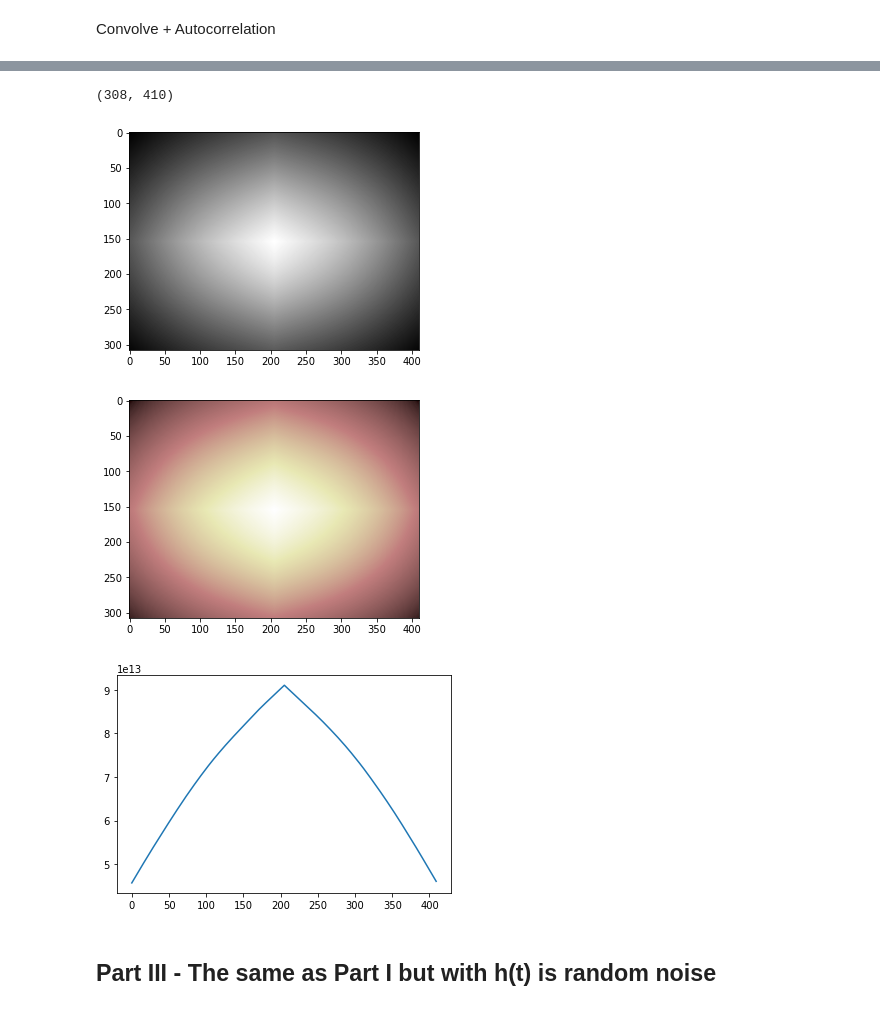
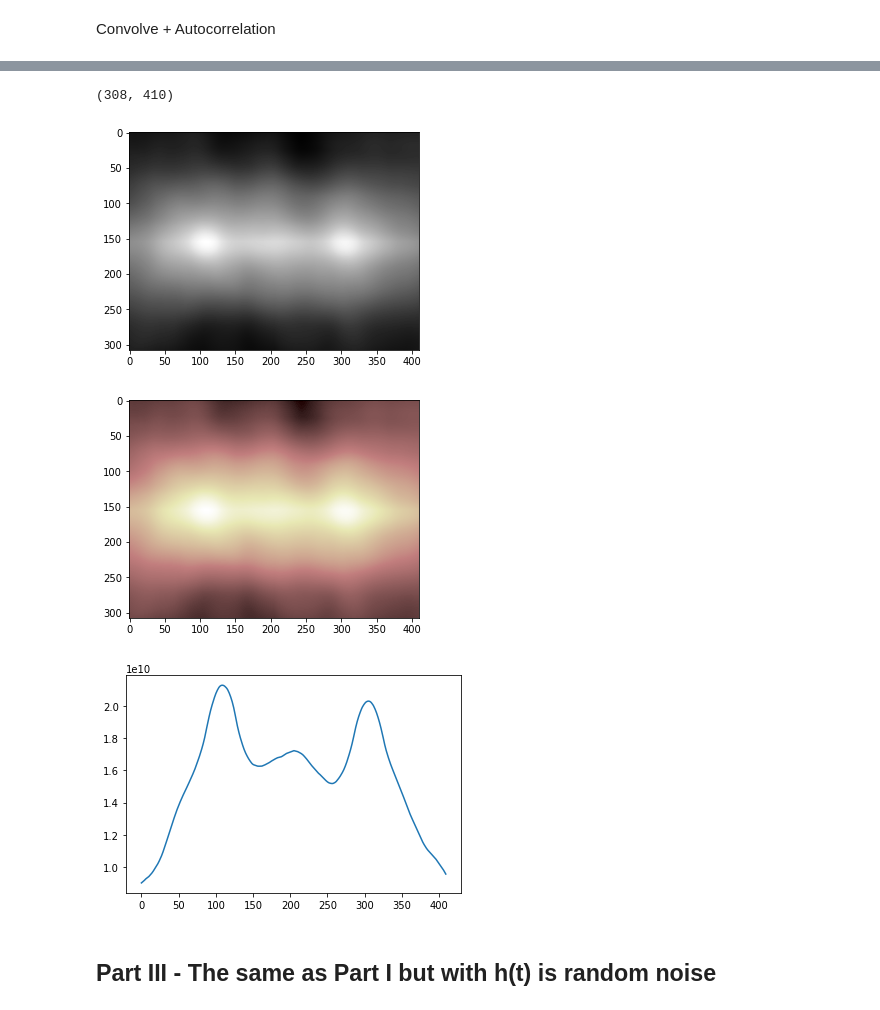
Before and after one commit to olivierleblanc/diffusercam, a Jupyter notebook: bernat/autocorrelation02b.ipynb, the cells around one changed output, grey strips where cells are left out. Drawn from its saved outputs; the diff is of its cells as text; code cells hidden in the pictures.

```diff
--- a/bernat/autocorrelation02b.ipynb
+++ b/bernat/autocorrelation02b.ipynb
@@ -25,6 +25,9 @@ print(newsize)
 h=h.resize(newsize,Image.ANTIALIAS)
 h = np.array(h,dtype=float)
 h = h[:, :, 0] #RGB to Gray-scale
+print('mean:',h.mean())
+h = h - h.mean()
+print('mean:',h.mean())
 size_x = len(h[0])
 size_y = len(h)
 print(h.shape) #[Y,X]
@@ -111,7 +117,7 @@ def surface_disk(radi,sx,sy):
     arr[rr, cc] = 1
     return arr
 
-radius=100
+radius=20
 disks1=surface_disk(radius,radius*3,radius*3)
 
 plt.imshow(disks1, cmap='gray')
@@ -145,25 +151,25 @@ plt.show()
 # %%
 hf = np.flip(h)
 
 auto=signal.fftconvolve(y,hf,mode='same')
 
 # Plotting
 [auto_y,auto_x]=auto.shape
 print(auto.shape)
 
 plt.imshow(auto, cmap='gray')
 plt.show()
 
 plt.imshow(auto, cmap='pink')
 plt.show()
 
-plt.plot(auto[math.floor(auto_y/2),:])
+plt.plot(auto[math.floor(auto_y/2)+1,:])
 plt.show()
 # %% [output]
 (308, 410)
-[figure, old version]
+[figure, new version]
-[figure, old version]
+[figure, new version]
-[figure, old version]
+[figure, new version]
 # %% [markdown]
 ## Part III - The same as Part I but with h(t) is random noise
 # %%
```
Also changed, not shown: parts of 9 cells of this notebook.
